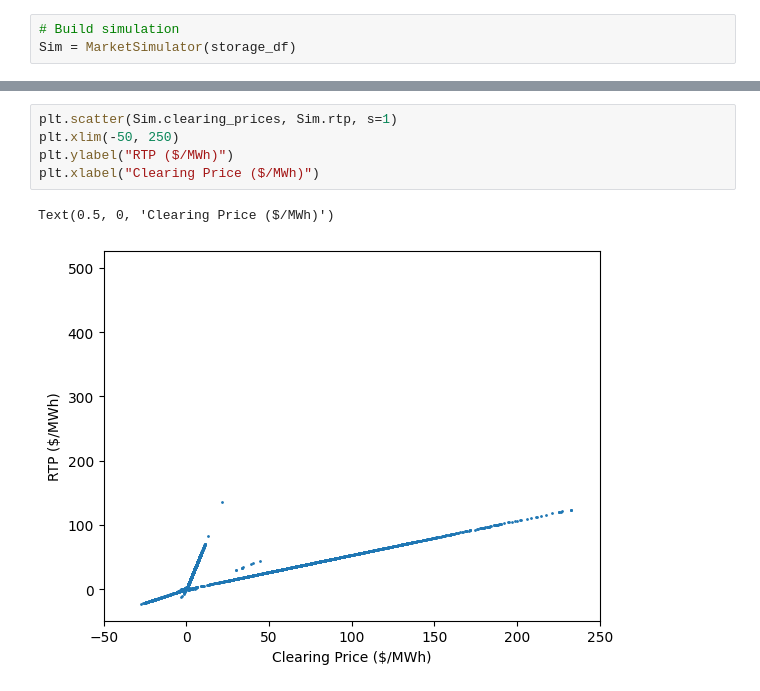
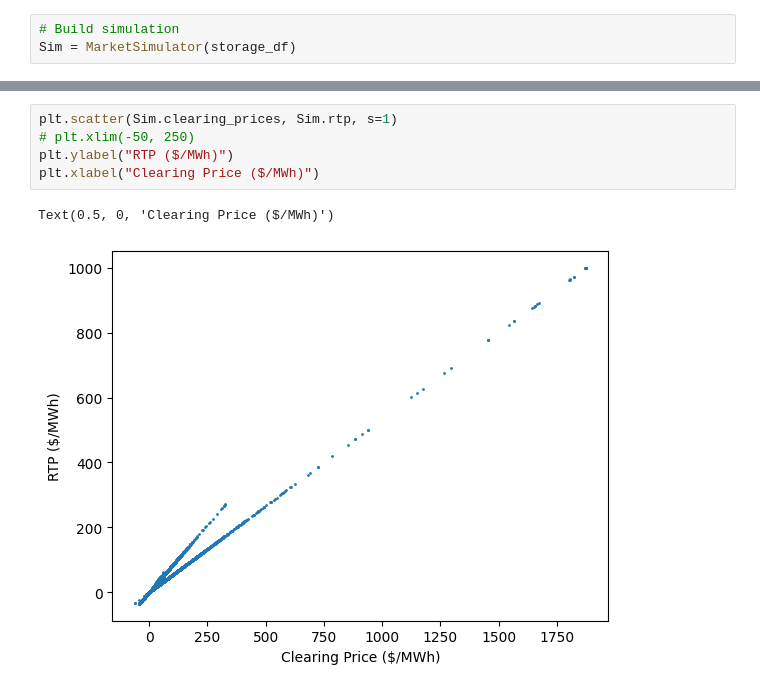
Before and after one commit to nmadev/EnergyStorageRLBidder, a Jupyter notebook: MarketSimulation.ipynb, the cells around one changed output, grey strips where cells are left out. Cells and saved outputs as stored; diff of their text form.

```diff
--- a/MarketSimulation.ipynb
+++ b/MarketSimulation.ipynb
@@ -115,11 +127,11 @@ Text(0.5, 0, 'Clearing Price ($/MWh)')
 # %%
 plt.scatter(Sim.clearing_prices, Sim.rtp, s=1)
-plt.xlim(-50, 250)
+# plt.xlim(-50, 250)
 plt.ylabel("RTP ($/MWh)")
 plt.xlabel("Clearing Price ($/MWh)")
 # %% [output]
 Text(0.5, 0, 'Clearing Price ($/MWh)')
-[figure, old version]
+[figure, new version]
 # %%
 for i in range(len(all_models)):
     plt.plot(all_models[i].soc_hist)
```
Also changed, not shown: parts of 10 cells of this notebook, 4 other files.
